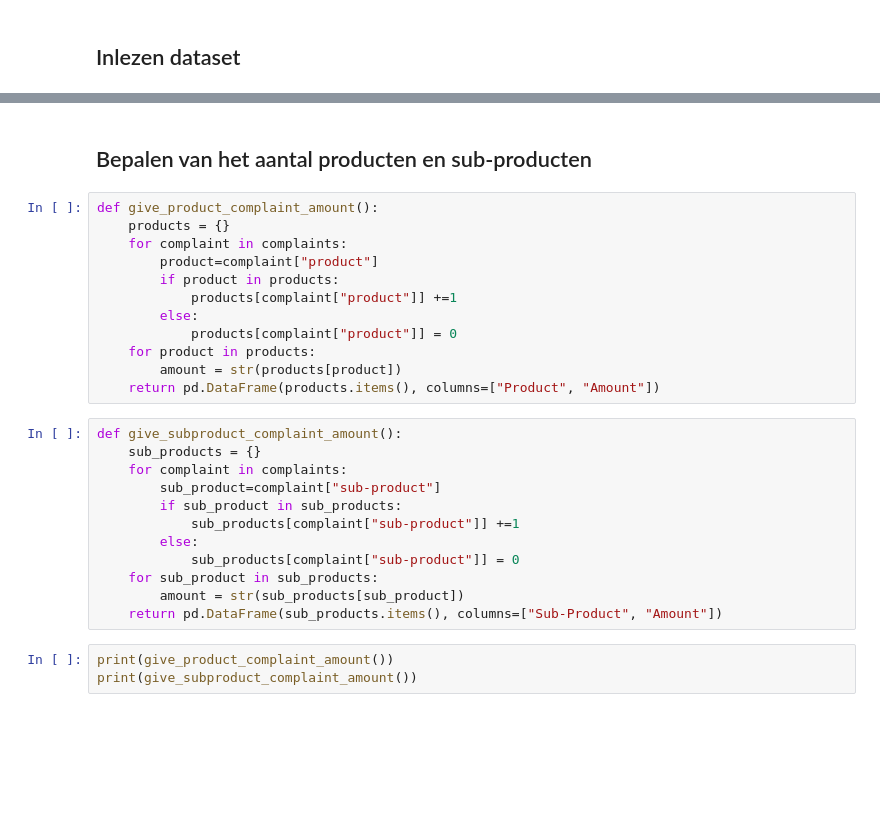
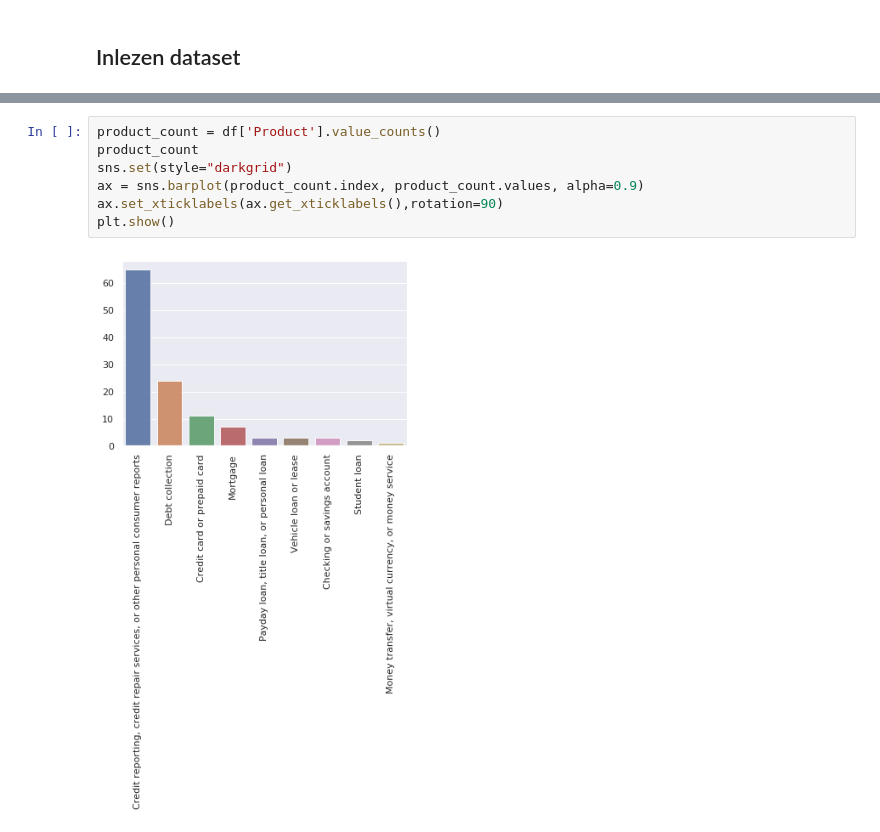
Before and after one commit to WouterStemgee/applied-machine-learning-consumer-complaints-database, a Jupyter notebook: sprint1_Lucas.ipynb, the cells around one changed output, grey strips where cells are left out. Drawn from its saved outputs; the diff is of its cells as text; blank space fills up the shorter version.

```diff
--- a/sprint1_Lucas.ipynb
+++ b/sprint1_Lucas.ipynb
@@ -58,29 +52,9 @@ All the information stored about a complaint:
-# %% [markdown]
-## Bepalen van het aantal producten en sub-producten
-# %%
-def give_product_complaint_amount():
-    products = {}
-    for complaint in complaints:
-        product=complaint["product"]
-        if product in products:
-            products[complaint["product"]] +=1
-        else:
-            products[complaint["product"]] = 0
-    for product in products:
-        amount = str(products[product])
-    return pd.DataFrame(products.items(), columns=["Product", "Amount"])
-# %%
-def give_subproduct_complaint_amount():
-    sub_products = {}
-    for complaint in complaints:
-        sub_product=complaint["sub-product"]
-        if sub_product in sub_products:
-            sub_products[complaint["sub-product"]] +=1
-        else:
-            sub_products[complaint["sub-product"]] = 0
-    for sub_product in sub_products:
-        amount = str(sub_products[sub_product])
-    return pd.DataFrame(sub_products.items(), columns=["Sub-Product", "Amount"])
-# %%
-print(give_product_complaint_amount())
-print(give_subproduct_complaint_amount())
+# %%
+product_count = df['Product'].value_counts()
+product_count
+sns.set(style="darkgrid")
+ax = sns.barplot(product_count.index, product_count.values, alpha=0.9)
+ax.set_xticklabels(ax.get_xticklabels(),rotation=90)
+plt.show()
+# %% [output]
+[figure, added]
```
Also changed, not shown: parts of 6 cells of this notebook.
